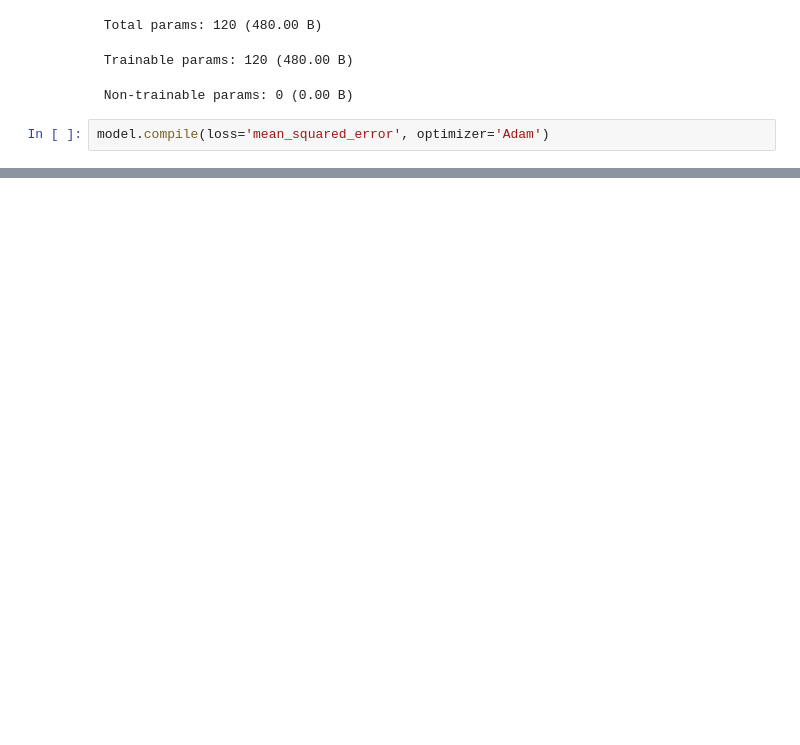
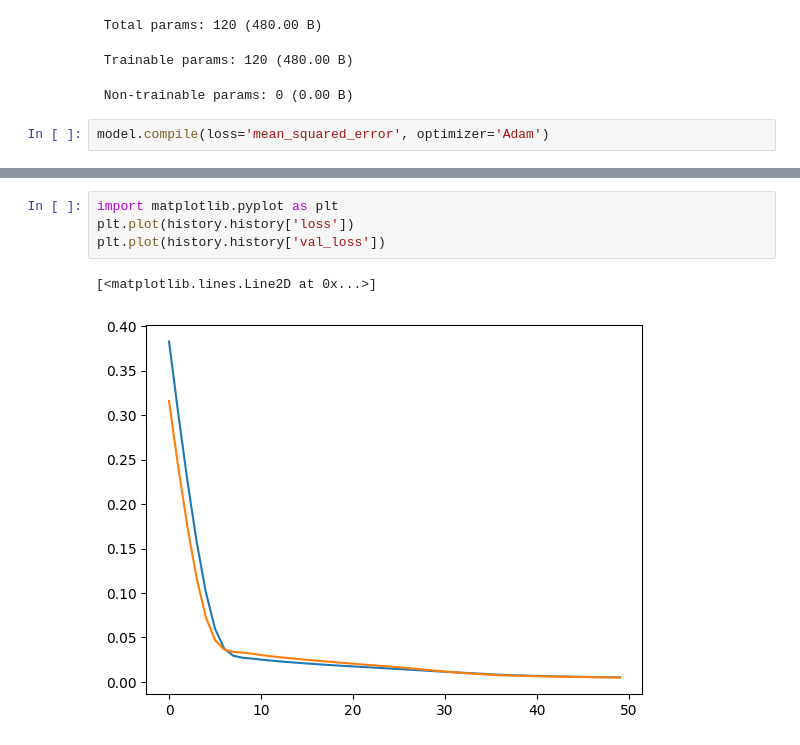
Before and after one commit to Amir-karki/DeepLearning, a Jupyter notebook: Graduate_admission_prediction.ipynb, the cells around one changed output, grey strips where cells are left out. Drawn from its saved outputs; the diff is of its cells as text; blank space fills up the shorter version.

```diff
--- a/Graduate_admission_prediction.ipynb
+++ b/Graduate_admission_prediction.ipynb
@@ -115,0 +135,7 @@ r2_score(y_test, y_pred)
+# %%
+import matplotlib.pyplot as plt
+plt.plot(history.history['loss'])
+plt.plot(history.history['val_loss'])
+# %% [output]
+[<matplotlib.lines.Line2D at 0x...>]
+[figure, added]
```
Also changed, not shown: parts of 5 cells of this notebook, 2 other files.
